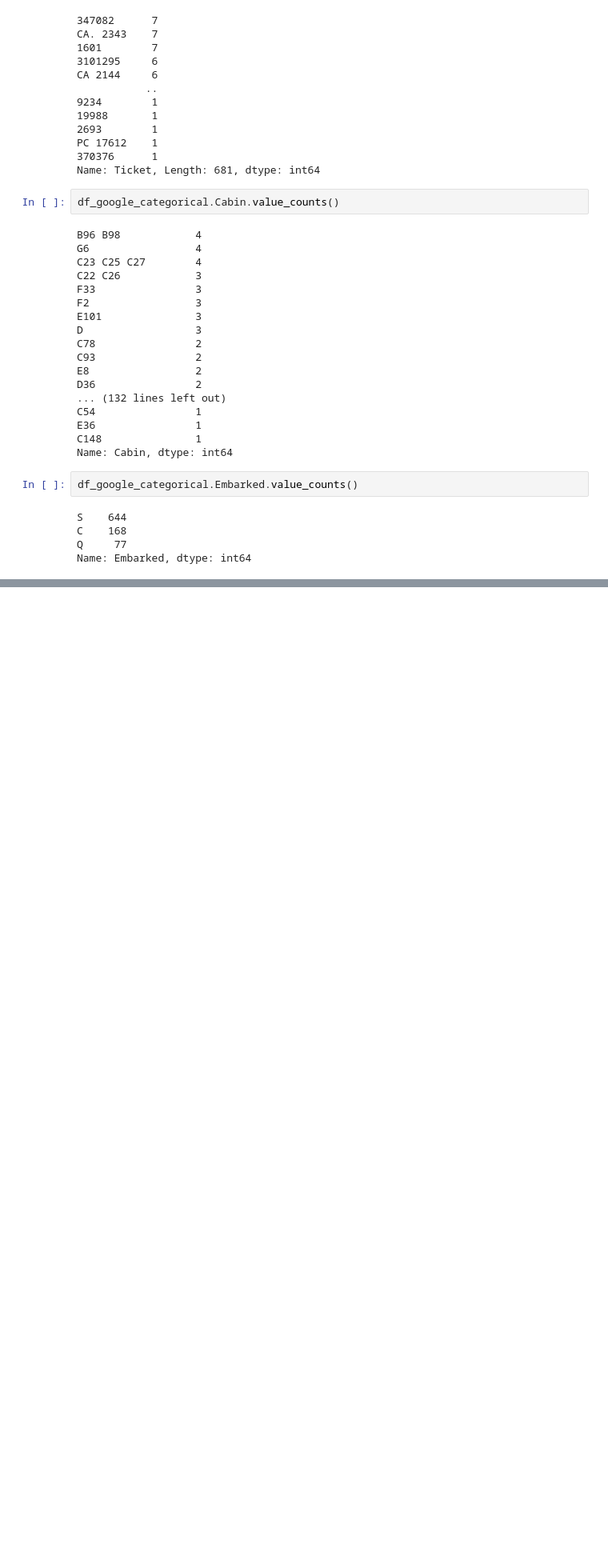
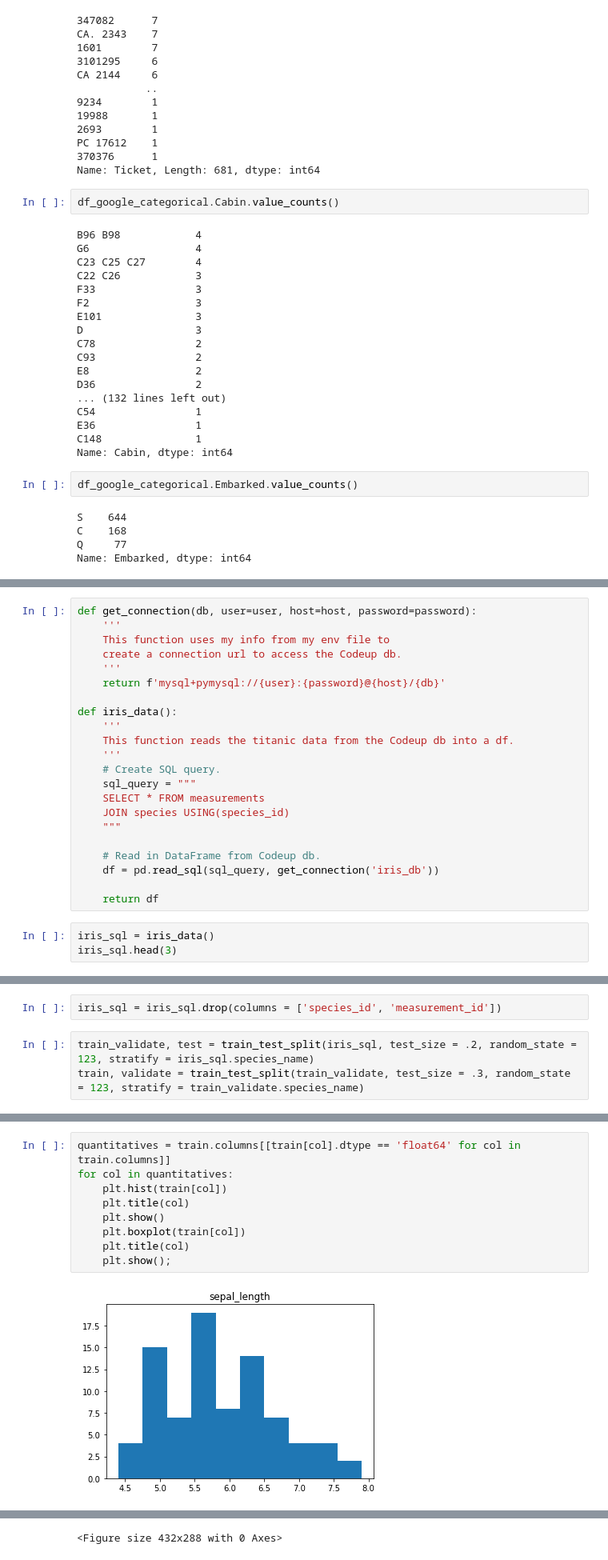
Before and after one commit to david-rodriguez-siller/classification-exercises, a Jupyter notebook: classification_exercises.ipynb, the cells around one changed output, grey strips where cells are left out. Shown at 80% size. Cells and saved outputs as stored; diff of their text form; blank space fills up the shorter version.

```diff
--- a/classification_exercises.ipynb
+++ b/classification_exercises.ipynb
@@ -248,0 +624,25 @@ Name: Embarked, dtype: int64
+# %%
+def get_connection(db, user=user, host=host, password=password):
+    '''
+    This function uses my info from my env file to
+    create a connection url to access the Codeup db.
+    '''
+    return f'mysql+pymysql://{user}:{password}@{host}/{db}'
+
+def iris_data():
+    '''
+    This function reads the titanic data from the Codeup db into a df.
+    '''
+    # Create SQL query.
+    sql_query = """
+    SELECT * FROM measurements
+    JOIN species USING(species_id)
+    """
+
+    # Read in DataFrame from Codeup db.
+    df = pd.read_sql(sql_query, get_connection('iris_db'))
+
+    return df
+# %%
+iris_sql = iris_data()
+iris_sql.head(3)
@@ -248,0 +683,5 @@ Name: Embarked, dtype: int64
+# %%
+iris_sql = iris_sql.drop(columns = ['species_id', 'measurement_id'])
+# %%
+train_validate, test = train_test_split(iris_sql, test_size = .2, random_state = 123, stratify = iris_sql.species_name)
+train, validate = train_test_split(train_validate, test_size = .3, random_state = 123, stratify = train_validate.species_name)
@@ -248,0 +707,11 @@ Name: Embarked, dtype: int64
+# %%
+quantitatives = train.columns[[train[col].dtype == 'float64' for col in train.columns]]
+for col in quantitatives:
+    plt.hist(train[col])
+    plt.title(col)
+    plt.show()
+    plt.boxplot(train[col])
+    plt.title(col)
+    plt.show();
+# %% [output]
+[figure, added]
@@ -248,0 +725 @@ Name: Embarked, dtype: int64
+<Figure size 432x288 with 0 Axes>
```
Also changed, not shown: parts of 82 cells of this notebook.
